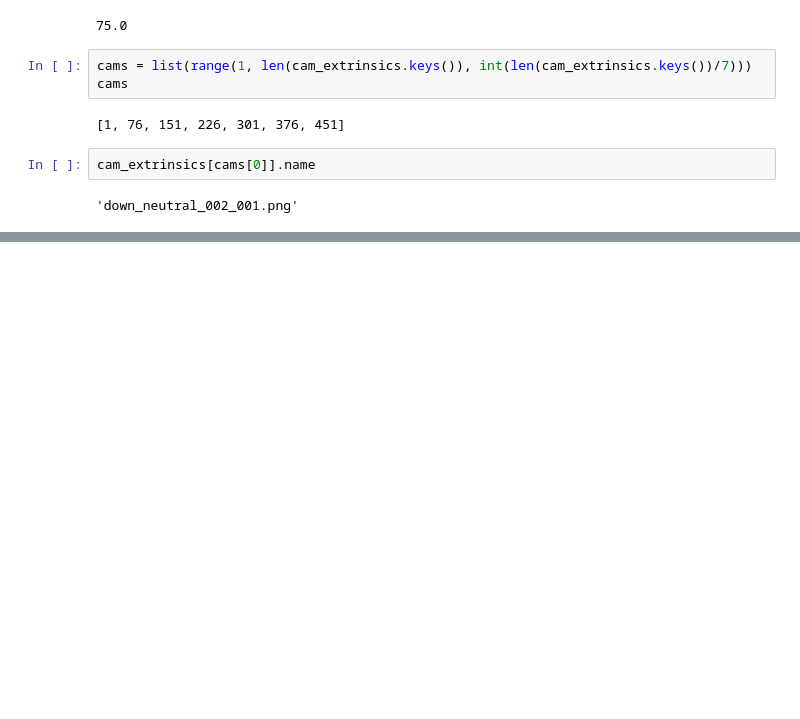
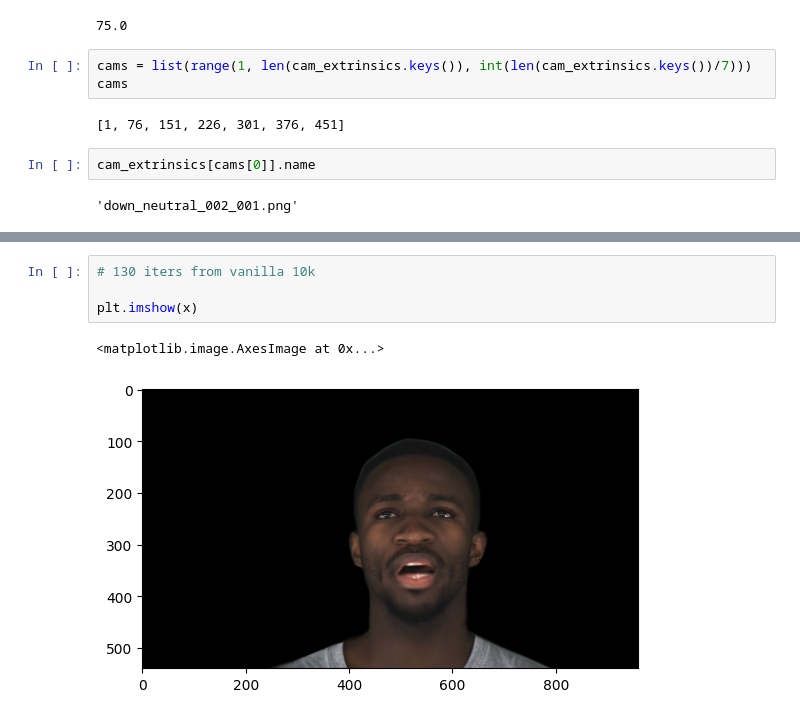
Before and after one commit to arpita2512/gaussian-splatting, a Jupyter notebook: test.ipynb, the cells around one changed output, grey strips where cells are left out. Drawn from its saved outputs; the diff is of its cells as text; blank space fills up the shorter version.

```diff
--- a/test.ipynb
+++ b/test.ipynb
@@ -442,0 +318,7 @@ gc.collect()
+# %%
+# 130 iters from vanilla 10k
+
+plt.imshow(x)
+# %% [output]
+<matplotlib.image.AxesImage at 0x...>
+[figure, added]
```
Also changed, not shown: parts of 67 cells of this notebook, 10 other files.
